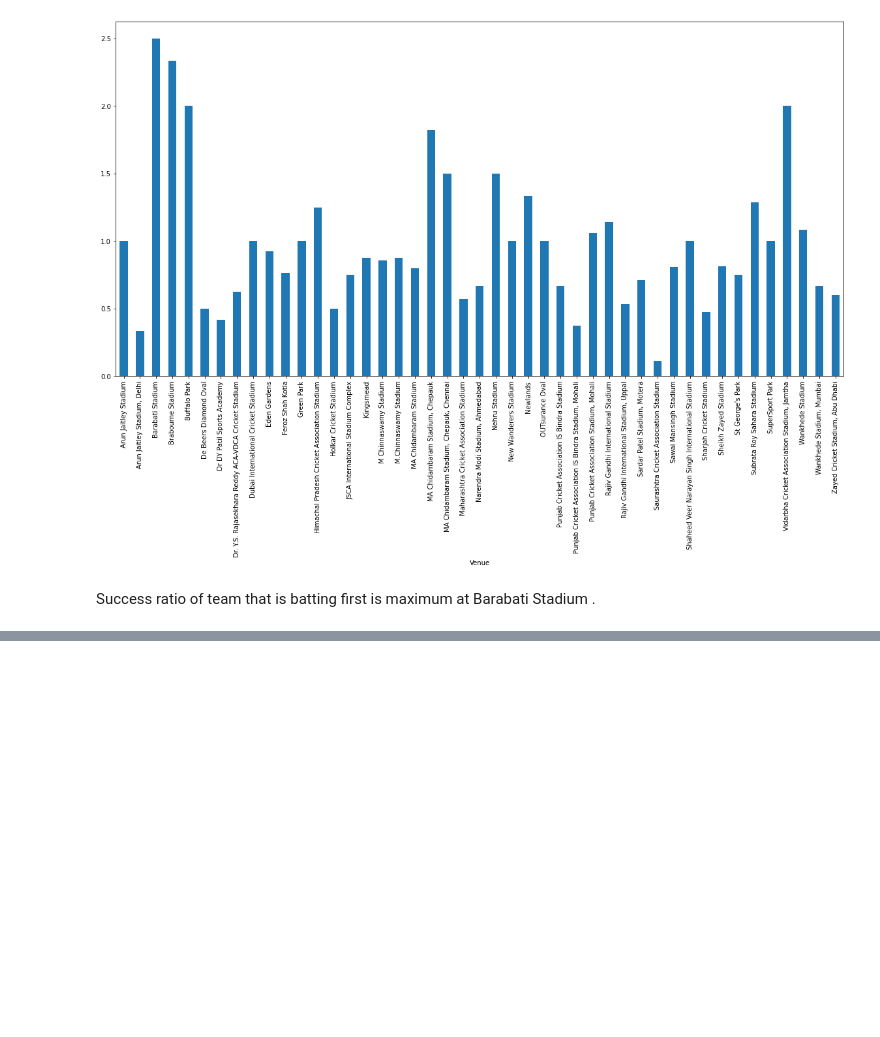
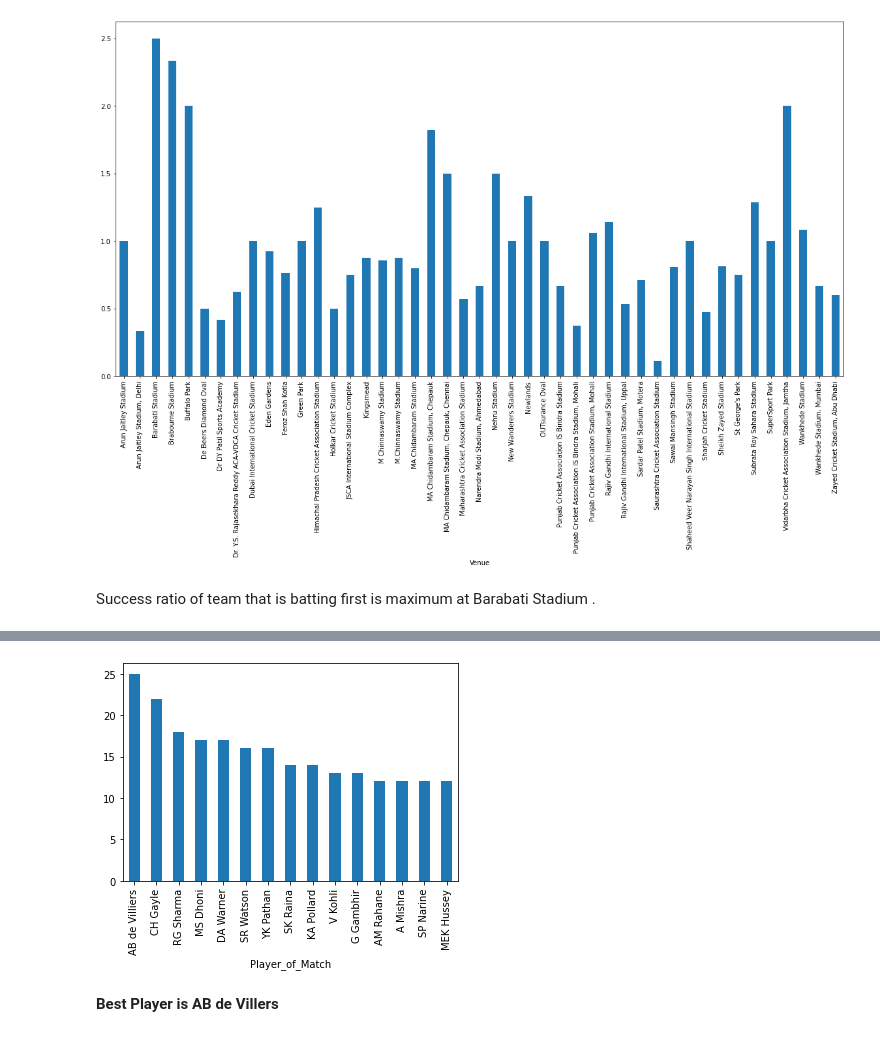
Before and after one commit to GeetikaSh/IPL_2022, a Jupyter notebook: ipl-analysis.ipynb, the cells around one changed output, grey strips where cells are left out. Saved outputs shown, nothing was run; the diff lists cells and outputs as text; code cells hidden in the pictures; blank space fills up the shorter version.

```diff
--- a/ipl-analysis.ipynb
+++ b/ipl-analysis.ipynb
@@ -245,0 +255,3 @@ Success ratio of team that is batting first is maximum at Barabati Stadium .
+# %%
+player=matches[["Team1","Team2","Player_of_Match","Team1Players","Team2Players"]]
+player
@@ -245,0 +272,10 @@ Success ratio of team that is batting first is maximum at Barabati Stadium .
+# %%
+player_of_match=player.groupby("Player_of_Match")["Player_of_Match"].count().sort_values(ascending=False)
+player_of_match[:15].plot(kind='bar')
+plt.xticks(rotation='vertical')
+
+plt.show()
+# %% [output]
+[figure, added]
+# %% [markdown]
+**Best Player is AB de Villers**
```
Also changed, not shown: parts of 4 cells of this notebook.
